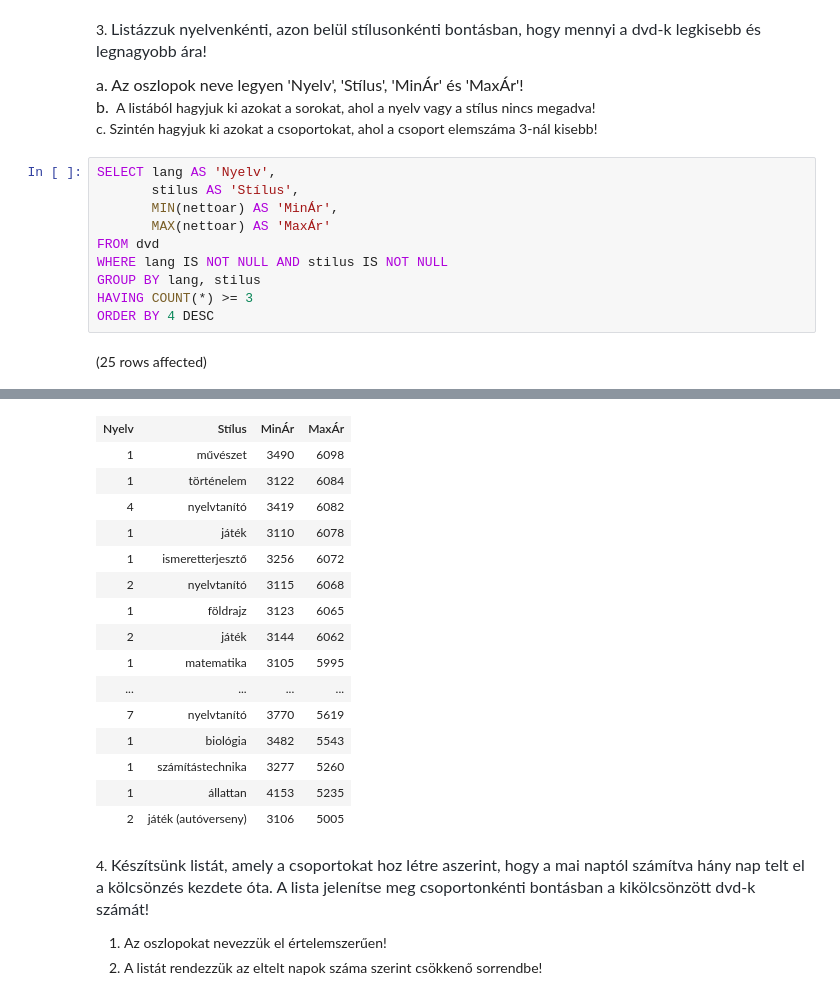
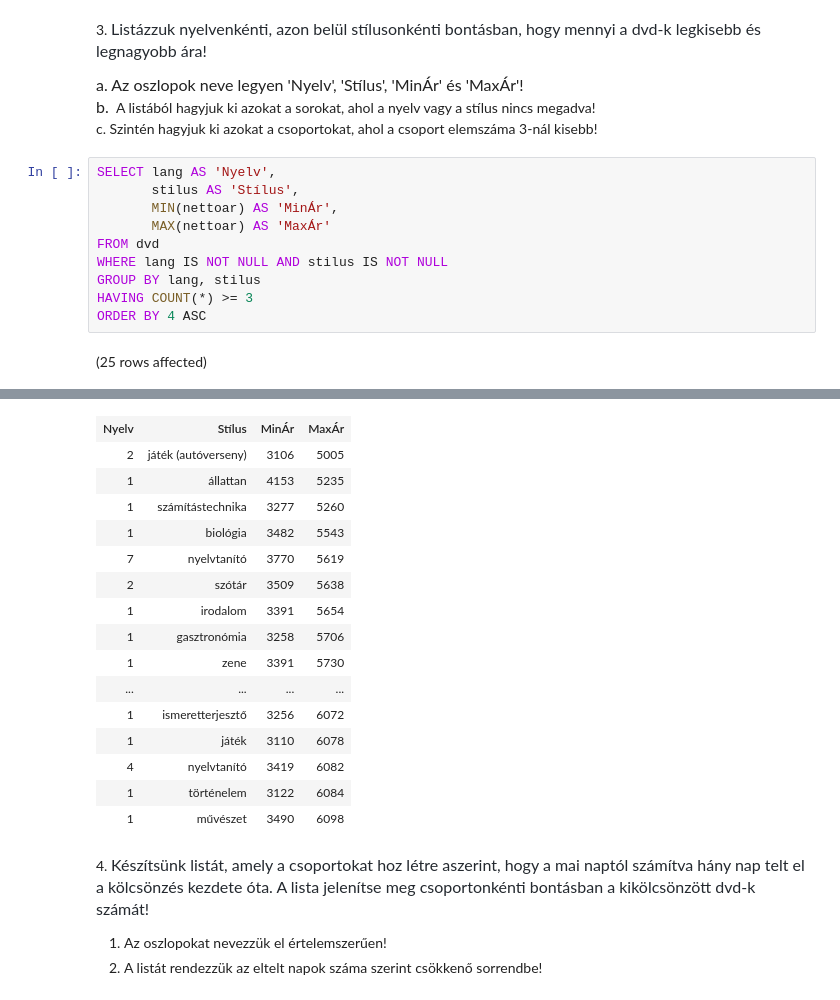
Before and after one commit to MikicsTamas/Adatb-zisok, a Jupyter notebook: gyakorlat02_feladatok .ipynb, the cells around one changed output, grey strips where cells are left out. Saved outputs shown, nothing was run; the diff lists cells and outputs as text.

```diff
--- a/gyakorlat02_feladatok .ipynb
+++ b/gyakorlat02_feladatok .ipynb
@@ -58,6 +58,6 @@ FROM dvd
 WHERE lang IS NOT NULL AND stilus IS NOT NULL
 GROUP BY lang, stilus
 HAVING COUNT(*) >= 3
-ORDER BY 4 DESC
+ORDER BY 4 ASC
 # %% [output]
 (25 rows affected)
@@ -65,19 +65,19 @@ Total execution time: 00:00:00.026
 | Nyelv | Stílus | MinÁr | MaxÁr |
+| 2 | játék (autóverseny) | 3106 | 5005 |
+| 1 | állattan | 4153 | 5235 |
+| 1 | számítástechnika | 3277 | 5260 |
+| 1 | biológia | 3482 | 5543 |
+| 7 | nyelvtanító | 3770 | 5619 |
+| 2 | szótár | 3509 | 5638 |
+| 1 | irodalom | 3391 | 5654 |
+| 1 | gasztronómia | 3258 | 5706 |
+| 1 | zene | 3391 | 5730 |
+| ... | ... | ... | ... |
+| 1 | ismeretterjesztő | 3256 | 6072 |
+| 1 | játék | 3110 | 6078 |
+| 4 | nyelvtanító | 3419 | 6082 |
+| 1 | történelem | 3122 | 6084 |
 | 1 | művészet | 3490 | 6098 |
-| 1 | történelem | 3122 | 6084 |
-| 4 | nyelvtanító | 3419 | 6082 |
-| 1 | játék | 3110 | 6078 |
-| 1 | ismeretterjesztő | 3256 | 6072 |
-| 2 | nyelvtanító | 3115 | 6068 |
-| 1 | földrajz | 3123 | 6065 |
-| 2 | játék | 3144 | 6062 |
-| 1 | matematika | 3105 | 5995 |
-| ... | ... | ... | ... |
-| 7 | nyelvtanító | 3770 | 5619 |
-| 1 | biológia | 3482 | 5543 |
-| 1 | számítástechnika | 3277 | 5260 |
-| 1 | állattan | 4153 | 5235 |
-| 2 | játék (autóverseny) | 3106 | 5005 |
 # %% [markdown]
 4. <span style="color: rgb(36, 41, 47); font-family: -apple-system, BlinkMacSystemFont, &quot;Segoe UI&quot;, Helvetica, Arial, sans-serif, &quot;Apple Color Emoji&quot;, &quot;Segoe UI Emoji&quot;; font-size: 16px;">Készítsünk listát, amely a csoportokat hoz létre aszerint, hogy a mai naptól számítva hány nap telt el a kölcsönzés kezdete óta. A lista jelenítse meg csoportonkénti bontásban a kikölcsönzött dvd-k számát!</span>
 
```
Also changed, not shown: parts of 1 cell of this notebook.
